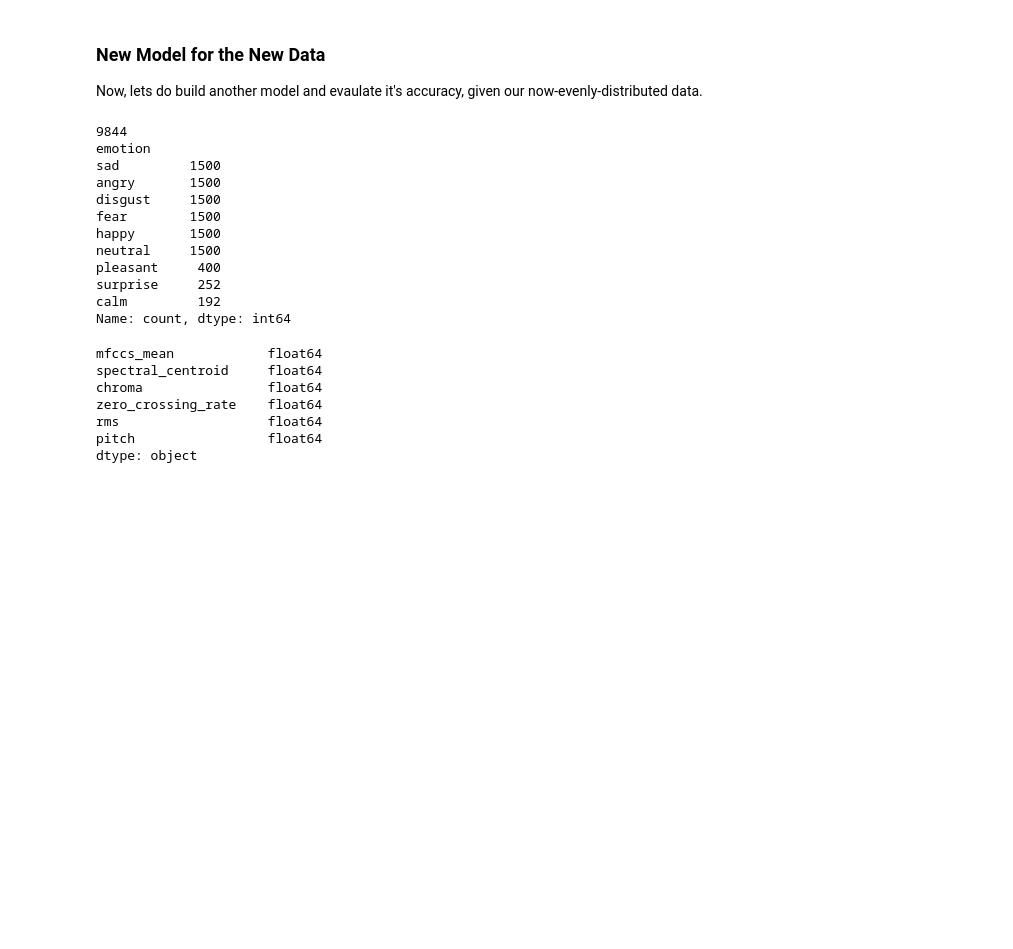
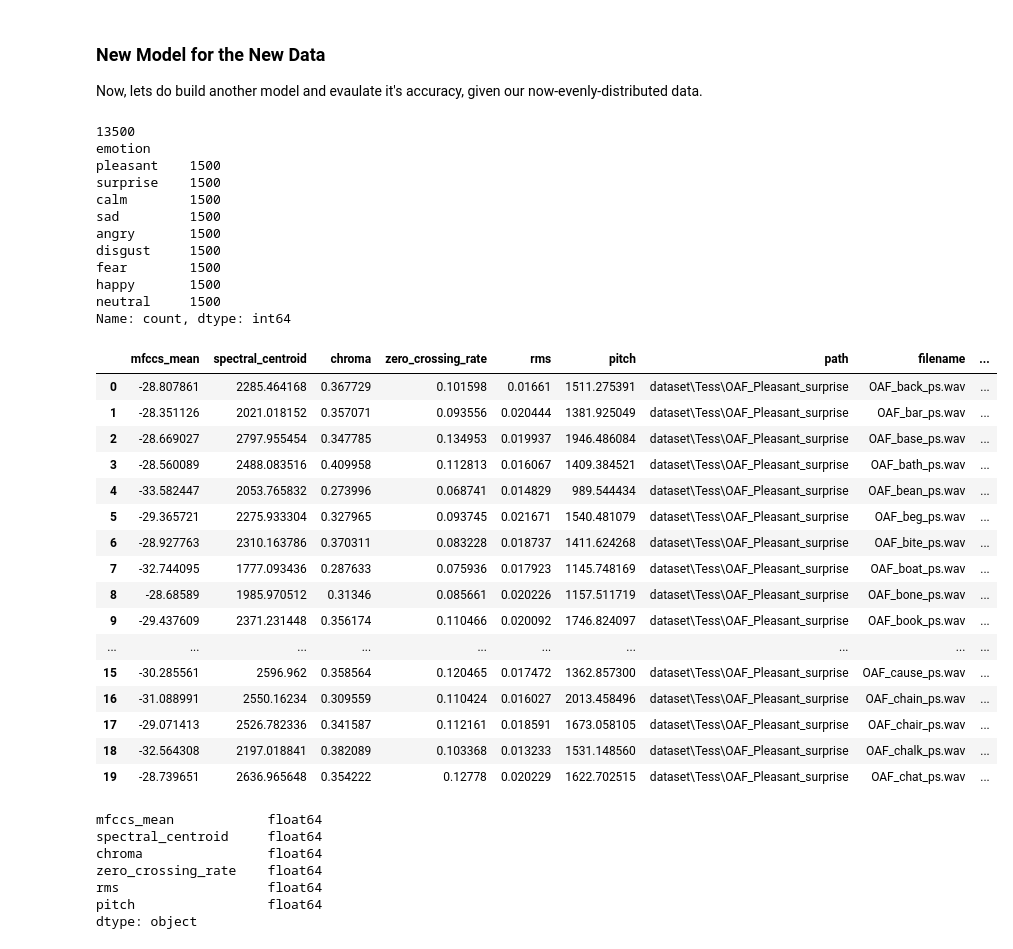
Before and after one commit to woodenikki/detecting-emotion-in-voice, a Jupyter notebook: notebook.ipynb, the cells around one changed output. Cells and saved outputs as stored; diff of their text form; code cells hidden in the pictures; blank space fills up the shorter version.

Commit message:
addressed error in augmenting data. Raised accuracy by 1%

```diff
--- a/notebook.ipynb
+++ b/notebook.ipynb
@@ -801,14 +810,25 @@ for emotion in underrepresented_emotions:
                 # Extract features from the augmented audio
                 augmented_features = extract_features(augmented_data_sample, sr=sr, from_file=False)
 
-                # Append augmented features to lists
-                augmented_mfccs_mean_list.append(augmented_features[0])
-                augmented_spectral_centroid_list.append(augmented_features[1])
-                augmented_chroma_list.append(augmented_features[2])
-                augmented_zero_crossing_rate_list.append(augmented_features[3])
-                augmented_rms_list.append(augmented_features[4])
-                augmented_pitch_list.append(augmented_features[5])
-                augmented_emotions.append(emotion)
+                # Check if the features are valid
+                if isinstance(augmented_features, tuple) or isinstance(augmented_features, list):
+                    # Unpack the tuple or list and append to respective lists
+                    if len(augmented_features) == 6:
+                        augmented_mfccs_mean, augmented_spectral_centroid, augmented_chroma, augmented_zero_crossing_rate, augmented_rms, augmented_pitch = augmented_features
+                        augmented_mfccs_mean_list.append(augmented_mfccs_mean)
+                        augmented_spectral_centroid_list.append(augmented_spectral_centroid)
+                        augmented_chroma_list.append(augmented_chroma)
+                        augmented_zero_crossing_rate_list.append(augmented_zero_crossing_rate)
+                        augmented_rms_list.append(augmented_rms)
+                        augmented_pitch_list.append(augmented_pitch)
+                        augmented_emotions.append(emotion)
+                    else:
+                        print(f"Warning: Invalid number of features returned by extract_features for '{audio_file}'")
+                elif isinstance(augmented_features, bool):
+                    # Handle the case where extract_features returns a boolean value
+                    print(f"Warning: extract_features returned a boolean value for '{audio_file}'")
+                else:
+                    print(f"Warning: Invalid data type returned by extract_features for '{audio_file}': {type(augmented_features)}")
 
             except Exception as e:
                 print(f"Error processing {audio_file}: {str(e)}")
@@ -824,6 +844,10 @@ augmented_df = pd.DataFrame({
     'emotion': augmented_emotions
 })
 
+# Check for null values in the augmented DataFrame
+print("Null values in the augmented DataFrame:")
+print(augmented_df.isnull().sum())
+
 # Combine reduced data with augmented data
 eval_aug_data = pd.concat([reduced_data, augmented_df], ignore_index=True)
 
@@ -848,19 +881,38 @@ Now, lets do build another model and evaulate it's accuracy, given our now-evenl
 # %%
 print(len(eval_aug_data))
 print(eval_aug_data['emotion'].value_counts())
+
+eval_aug_data.head(20)
 # %% [output]
-9844
+13500
 emotion
+pleasant    1500
+surprise    1500
+calm        1500
 sad         1500
 angry       1500
 disgust     1500
 fear        1500
 happy       1500
 neutral     1500
-pleasant     400
-surprise     252
-calm         192
 Name: count, dtype: int64
+|  | mfccs_mean | spectral_centroid | chroma | zero_crossing_rate | rms | pitch | path | filename | ... |
+| 0 | -28.807861 | 2285.464168 | 0.367729 | 0.101598 | 0.01661 | 1511.275391 | dataset\Tess\OAF_Pleasant_surprise | OAF_back_ps.wav | ... |
+| 1 | -28.351126 | 2021.018152 | 0.357071 | 0.093556 | 0.020444 | 1381.925049 | dataset\Tess\OAF_Pleasant_surprise | OAF_bar_ps.wav | ... |
+| 2 | -28.669027 | 2797.955454 | 0.347785 | 0.134953 | 0.019937 | 1946.486084 | dataset\Tess\OAF_Pleasant_surprise | OAF_base_ps.wav | ... |
+| 3 | -28.560089 | 2488.083516 | 0.409958 | 0.112813 | 0.016067 | 1409.384521 | dataset\Tess\OAF_Pleasant_surprise | OAF_bath_ps.wav | ... |
+| 4 | -33.582447 | 2053.765832 | 0.273996 | 0.068741 | 0.014829 | 989.544434 | dataset\Tess\OAF_Pleasant_surprise | OAF_bean_ps.wav | ... |
+| 5 | -29.365721 | 2275.933304 | 0.327965 | 0.093745 | 0.021671 | 1540.481079 | dataset\Tess\OAF_Pleasant_surprise | OAF_beg_ps.wav | ... |
+| 6 | -28.927763 | 2310.163786 | 0.370311 | 0.083228 | 0.018737 | 1411.624268 | dataset\Tess\OAF_Pleasant_surprise | OAF_bite_ps.wav | ... |
+| 7 | -32.744095 | 1777.093436 | 0.287633 | 0.075936 | 0.017923 | 1145.748169 | dataset\Tess\OAF_Pleasant_surprise | OAF_boat_ps.wav | ... |
+| 8 | -28.68589 | 1985.970512 | 0.31346 | 0.085661 | 0.020226 | 1157.511719 | dataset\Tess\OAF_Pleasant_surprise | OAF_bone_ps.wav | ... |
+| 9 | -29.437609 | 2371.231448 | 0.356174 | 0.110466 | 0.020092 | 1746.824097 | dataset\Tess\OAF_Pleasant_surprise | OAF_book_ps.wav | ... |
+| ... | ... | ... | ... | ... | ... | ... | ... | ... | ... |
+| 15 | -30.285561 | 2596.962 | 0.358564 | 0.120465 | 0.017472 | 1362.857300 | dataset\Tess\OAF_Pleasant_surprise | OAF_cause_ps.wav | ... |
+| 16 | -31.088991 | 2550.16234 | 0.309559 | 0.110424 | 0.016027 | 2013.458496 | dataset\Tess\OAF_Pleasant_surprise | OAF_chain_ps.wav | ... |
+| 17 | -29.071413 | 2526.782336 | 0.341587 | 0.112161 | 0.018591 | 1673.058105 | dataset\Tess\OAF_Pleasant_surprise | OAF_chair_ps.wav | ... |
+| 18 | -32.564308 | 2197.018841 | 0.382089 | 0.103368 | 0.013233 | 1531.148560 | dataset\Tess\OAF_Pleasant_surprise | OAF_chalk_ps.wav | ... |
+| 19 | -28.739651 | 2636.965648 | 0.354222 | 0.12778 | 0.020229 | 1622.702515 | dataset\Tess\OAF_Pleasant_surprise | OAF_chat_ps.wav | ... |
 # %%
 # Drop non-numeric columns like 'id', 'filename', 'path' before fitting the model
 X = eval_aug_data.drop(columns=['emotion', 'filename', 'path'])  # drop any non-numeric columns
```
Also changed, not shown: parts of 5 cells of this notebook.
